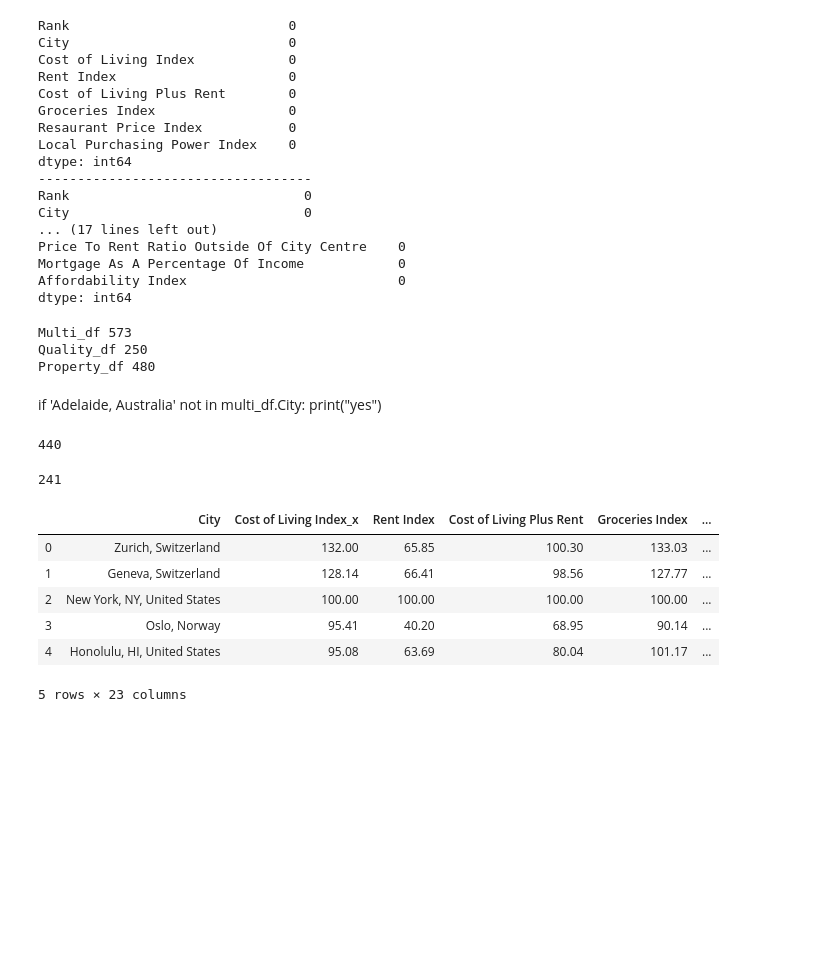
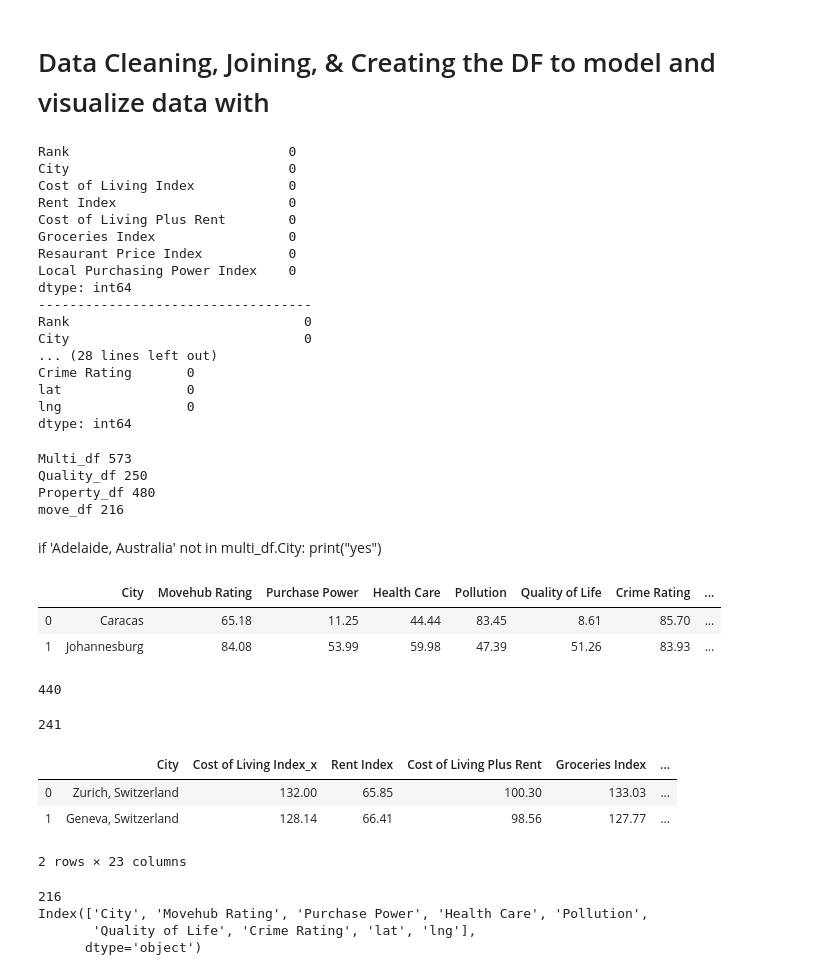
Before and after one commit to b3nb4ggs/tamudatathon2020, a Jupyter notebook: City Search/TAMU_Datathon.ipynb, the cells around one changed output. Saved outputs shown, nothing was run; the diff lists cells and outputs as text; code cells hidden in the pictures; blank space fills up the shorter version.

Commit message:
Updated and added move hub df

```diff
--- a/City Search/TAMU_Datathon.ipynb
+++ b/City Search/TAMU_Datathon.ipynb
@@ -15,3 +22,5 @@ property_df = pd.read_csv('Property_Prices_Numbeo.csv')
+# %% [markdown]
+# Data Cleaning, Joining, & Creating the DF to model and visualize data with
 # %%
 #Checking to see if there are any null - empty values in dataset
 print(multi_df.isnull().sum())
@@ -19,6 +28,8 @@ print("-----------------------------------")
 print(quality_df.isnull().sum())
 print("-----------------------------------")
 print(property_df.isnull().sum())
+print("-----------------------------------")
+print(move_df.isnull().sum())
 # %% [output]
 Rank                            0
 City                            0
@@ -32,21 +43,29 @@ dtype: int64
 -----------------------------------
 Rank                              0
 City                              0
-... (17 lines left out)
-Price To Rent Ratio Outside Of City Centre    0
-Mortgage As A Percentage Of Income            0
-Affordability Index                           0
+... (28 lines left out)
+Crime Rating       0
+lat                0
+lng                0
 dtype: int64
 # %%
 #checking to see how many rows are in the df
 print("Multi_df",multi_df.shape[0])
 print("Quality_df",quality_df.shape[0])
 print("Property_df",property_df.shape[0])
+print("move_df",move_df.shape[0])
 # %% [output]
 Multi_df 573
 Quality_df 250
 Property_df 480
+move_df 216
 # %% [markdown]
 if 'Adelaide, Australia' not in multi_df.City:
     print("yes")
+# %%
+move_df.head(2)
+# %% [output]
+|  | City | Movehub Rating | Purchase Power | Health Care | Pollution | Quality of Life | Crime Rating | ... |
+| 0 | Caracas | 65.18 | 11.25 | 44.44 | 83.45 | 8.61 | 85.70 | ... |
+| 1 | Johannesburg | 84.08 | 53.99 | 59.98 | 47.39 | 51.26 | 83.93 | ... |
 # %%
@@ -57,21 +78,20 @@ property_df = property_df.drop("Rank",axis=1)
 df = pd.merge(multi_df, property_df, on='City')
-# %%
-df.shape[0]
-# %% [output]
-440
+# %%
+#looking at shape after join
+df.shape[0]
+# %% [output]
+440
 # %%
-df_withLife = pd.merge(df, quality_df, how='inner',on='City')
+#join inner
+df_withLife = pd.merge(df, quality_df,on='City')
 # %%
 df_withLife.shape[0]
 # %% [output]
 241
 # %%
-df_withLife.head()
+df_withLife.head(2)
 # %% [output]
 |  | City | Cost of Living Index_x | Rent Index | Cost of Living Plus Rent | Groceries Index | ... |
 | 0 | Zurich, Switzerland | 132.00 | 65.85 | 100.30 | 133.03 | ... |
 | 1 | Geneva, Switzerland | 128.14 | 66.41 | 98.56 | 127.77 | ... |
-| 2 | New York, NY, United States | 100.00 | 100.00 | 100.00 | 100.00 | ... |
-| 3 | Oslo, Norway | 95.41 | 40.20 | 68.95 | 90.14 | ... |
-| 4 | Honolulu, HI, United States | 95.08 | 63.69 | 80.04 | 101.17 | ... |
-5 rows × 23 columns
+2 rows × 23 columns
@@ -77,0 +102,9 @@ df_withLife.head()
+# %%
+df_withLife = df_withLife.drop("Cost of Living Index_y",1)
+print(move_df.shape[0])
+print(move_df.columns)
+# %% [output]
+216
+Index(['City', 'Movehub Rating', 'Purchase Power', 'Health Care', 'Pollution',
+       'Quality of Life', 'Crime Rating', 'lat', 'lng'],
+      dtype='object')
```
Also changed, not shown: parts of 33 cells of this notebook.
